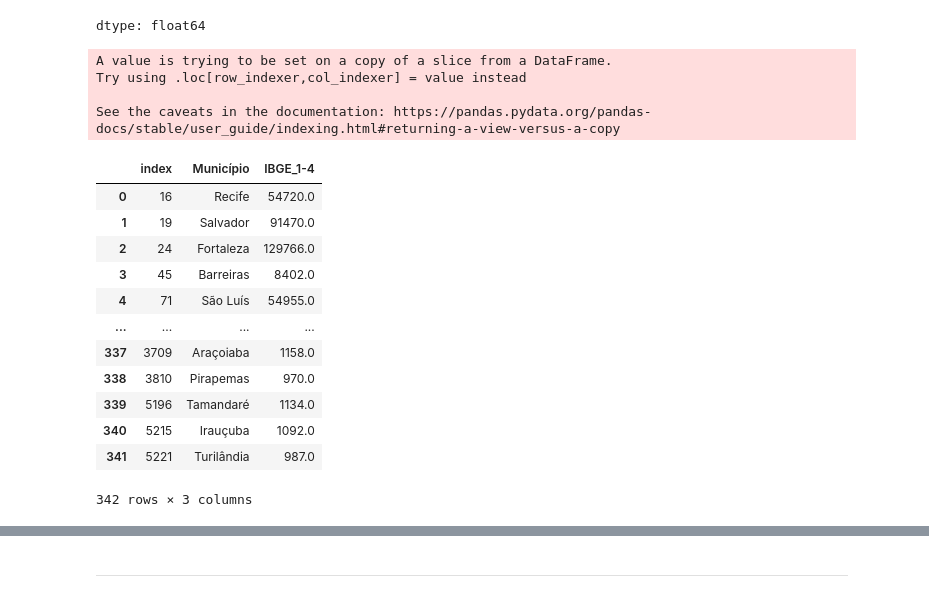
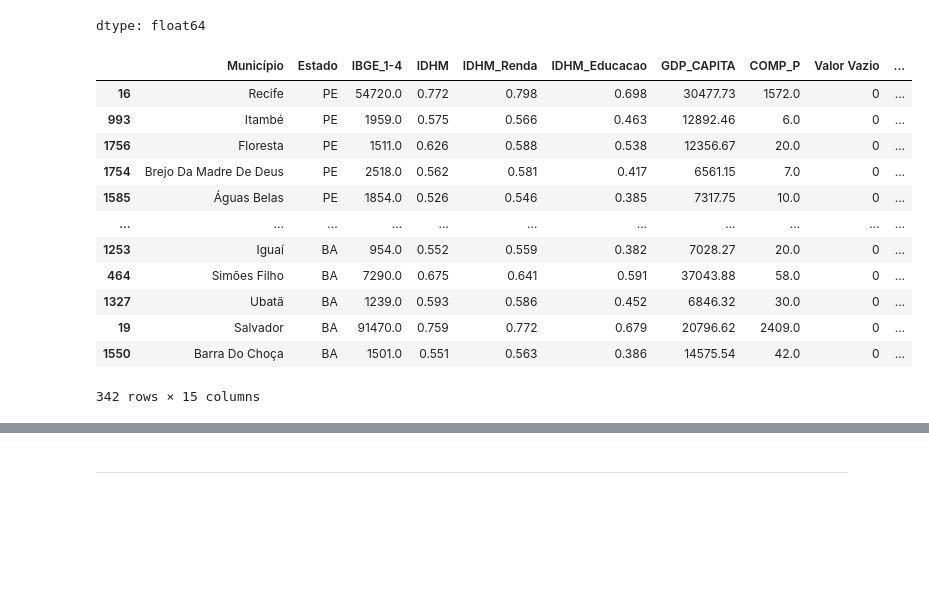
Before and after one commit to Carlos3du/IDHM_Municipios_Brasil, a Jupyter notebook: atvd1_avd.ipynb, the cells around one changed output, grey strips where cells are left out. Saved outputs shown, nothing was run; the diff lists cells and outputs as text; code cells hidden in the pictures; blank space fills up the shorter version.

```diff
--- a/atvd1_avd.ipynb
+++ b/atvd1_avd.ipynb
@@ -455,31 +479,26 @@ view
 | Sul | 0.711709 |
 dtype: float64
 # %%
-pd.set_option('display.max_rows', 10)
+pd.set_option('display.max_rows', 20)
 
 quartil_nac = data_set['IBGE_1-4'].quantile(0.75)
 
 ds_nordeste = data_set[(data_set['Região'] == 'Nordeste')]
 municipio_quartil = ds_nordeste[(ds_nordeste['IBGE_1-4'] > quartil_nac)]
 
-municipio_quartil[['Município', 'IBGE_1-4']] = municipio_quartil[['Município', 'IBGE_1-4']].sort_values(by='IBGE_1-4', ascending=False)
 
-municipio_quartil[['Município', 'IBGE_1-4']].reset_index()
+municipio_quartil.sort_values(by='Estado', ascending=False)
 # %% [output]
+|  | Município | Estado | IBGE_1-4 | IDHM | IDHM_Renda | IDHM_Educacao | GDP_CAPITA | COMP_P | Valor Vazio | ... |
+| 16 | Recife | PE | 54720.0 | 0.772 | 0.798 | 0.698 | 30477.73 | 1572.0 | 0 | ... |
+| 993 | Itambé | PE | 1959.0 | 0.575 | 0.566 | 0.463 | 12892.46 | 6.0 | 0 | ... |
+| 1756 | Floresta | PE | 1511.0 | 0.626 | 0.588 | 0.538 | 12356.67 | 20.0 | 0 | ... |
+| 1754 | Brejo Da Madre De Deus | PE | 2518.0 | 0.562 | 0.581 | 0.417 | 6561.15 | 7.0 | 0 | ... |
+| 1585 | Águas Belas | PE | 1854.0 | 0.526 | 0.546 | 0.385 | 7317.75 | 10.0 | 0 | ... |
+| ... | ... | ... | ... | ... | ... | ... | ... | ... | ... | ... |
+| 1253 | Iguaí | BA | 954.0 | 0.552 | 0.559 | 0.382 | 7028.27 | 20.0 | 0 | ... |
+| 464 | Simões Filho | BA | 7290.0 | 0.675 | 0.641 | 0.591 | 37043.88 | 58.0 | 0 | ... |
+| 1327 | Ubatã | BA | 1239.0 | 0.593 | 0.586 | 0.452 | 6846.32 | 30.0 | 0 | ... |
+| 19 | Salvador | BA | 91470.0 | 0.759 | 0.772 | 0.679 | 20796.62 | 2409.0 | 0 | ... |
+| 1550 | Barra Do Choça | BA | 1501.0 | 0.551 | 0.563 | 0.386 | 14575.54 | 42.0 | 0 | ... |
-A value is trying to be set on a copy of a slice from a DataFrame.
-Try using .loc[row_indexer,col_indexer] = value instead
-
-See the caveats in the documentation: https://pandas.pydata.org/pandas-docs/stable/user_guide/indexing.html#returning-a-view-versus-a-copy
+342 rows × 15 columns
-|  | index | Município | IBGE_1-4 |
-| 0 | 16 | Recife | 54720.0 |
-| 1 | 19 | Salvador | 91470.0 |
-| 2 | 24 | Fortaleza | 129766.0 |
-| 3 | 45 | Barreiras | 8402.0 |
-| 4 | 71 | São Luís | 54955.0 |
-| ... | ... | ... | ... |
-| 337 | 3709 | Araçoiaba | 1158.0 |
-| 338 | 3810 | Pirapemas | 970.0 |
-| 339 | 5196 | Tamandaré | 1134.0 |
-| 340 | 5215 | Irauçuba | 1092.0 |
-| 341 | 5221 | Turilândia | 987.0 |
-342 rows × 3 columns
```
Also changed, not shown: parts of 12 cells of this notebook.
